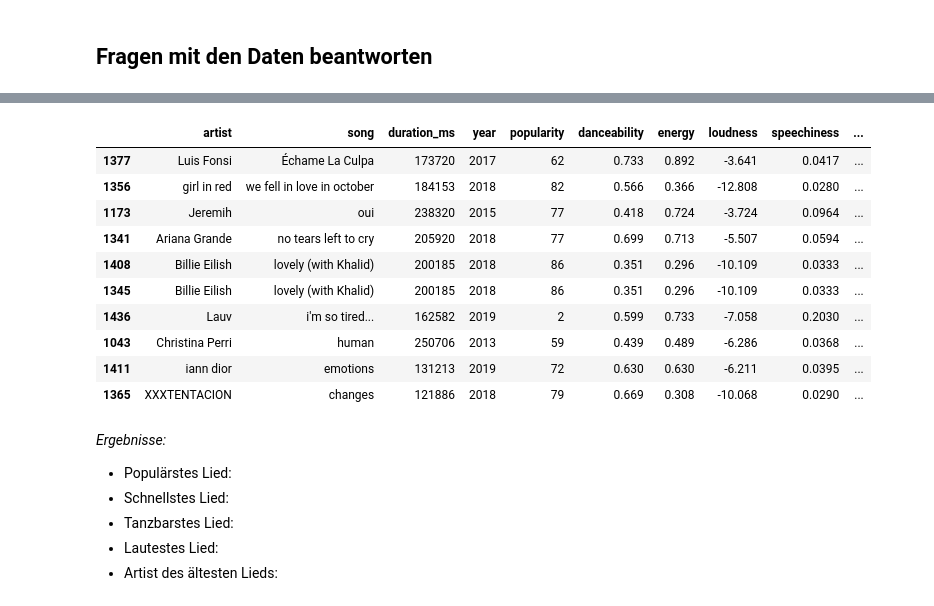
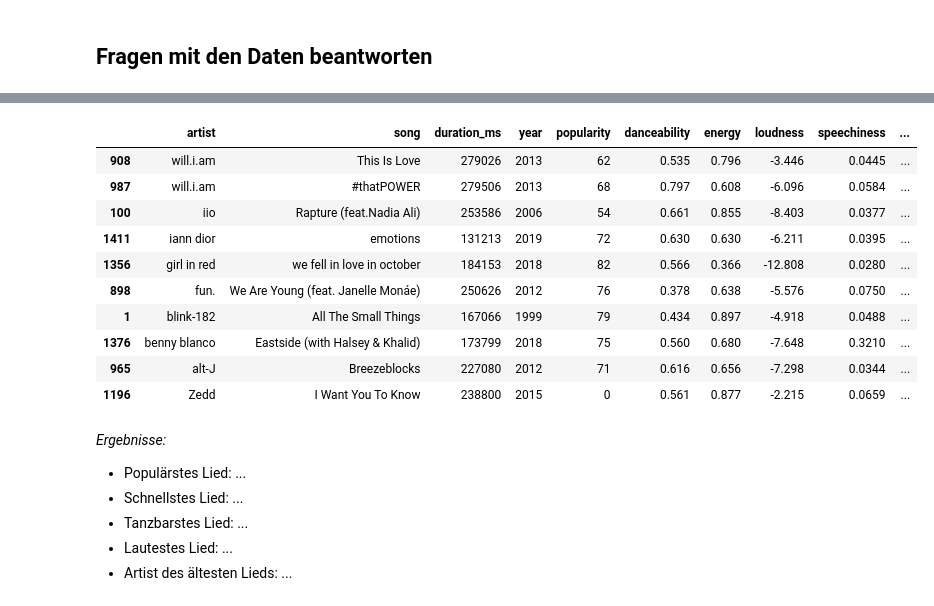
Before and after one commit to lhoeper/KI_ReiheIF9, a Jupyter notebook: 02_Daten mit Python untersuchen.ipynb, the cells around one changed output, grey strips where cells are left out. Cells and saved outputs as stored; diff of their text form; code cells hidden in the pictures.

```diff
--- a/02_Daten mit Python untersuchen.ipynb
+++ b/02_Daten mit Python untersuchen.ipynb
@@ -118,23 +107,23 @@ a) Sortiere die Tabelle nach der popularity und notiere das populärste Lied der
 b) Ermittle anschließend das schnellste Lied, das tanzbarste Lied, das lauteste Lied und den Artist des ältesten Lieds.
 # %%
 # Verändere diese Codezeile passend
-liederdaten.sort_values("song", ascending = False).head(10)
+liederdaten.sort_values("artist", ascending = False).head(10)
 # %% [output]
 |  | artist | song | duration_ms | year | popularity | danceability | energy | loudness | speechiness | ... |
-| 1377 | Luis Fonsi | Échame La Culpa | 173720 | 2017 | 62 | 0.733 | 0.892 | -3.641 | 0.0417 | ... |
+| 908 | will.i.am | This Is Love | 279026 | 2013 | 62 | 0.535 | 0.796 | -3.446 | 0.0445 | ... |
+| 987 | will.i.am | #thatPOWER | 279506 | 2013 | 68 | 0.797 | 0.608 | -6.096 | 0.0584 | ... |
+| 100 | iio | Rapture (feat.Nadia Ali) | 253586 | 2006 | 54 | 0.661 | 0.855 | -8.403 | 0.0377 | ... |
+| 1411 | iann dior | emotions | 131213 | 2019 | 72 | 0.630 | 0.630 | -6.211 | 0.0395 | ... |
 | 1356 | girl in red | we fell in love in october | 184153 | 2018 | 82 | 0.566 | 0.366 | -12.808 | 0.0280 | ... |
-| 1173 | Jeremih | oui | 238320 | 2015 | 77 | 0.418 | 0.724 | -3.724 | 0.0964 | ... |
-| 1341 | Ariana Grande | no tears left to cry | 205920 | 2018 | 77 | 0.699 | 0.713 | -5.507 | 0.0594 | ... |
-| 1408 | Billie Eilish | lovely (with Khalid) | 200185 | 2018 | 86 | 0.351 | 0.296 | -10.109 | 0.0333 | ... |
-| 1345 | Billie Eilish | lovely (with Khalid) | 200185 | 2018 | 86 | 0.351 | 0.296 | -10.109 | 0.0333 | ... |
-| 1436 | Lauv | i'm so tired... | 162582 | 2019 | 2 | 0.599 | 0.733 | -7.058 | 0.2030 | ... |
-| 1043 | Christina Perri | human | 250706 | 2013 | 59 | 0.439 | 0.489 | -6.286 | 0.0368 | ... |
-| 1411 | iann dior | emotions | 131213 | 2019 | 72 | 0.630 | 0.630 | -6.211 | 0.0395 | ... |
-| 1365 | XXXTENTACION | changes | 121886 | 2018 | 79 | 0.669 | 0.308 | -10.068 | 0.0290 | ... |
+| 898 | fun. | We Are Young (feat. Janelle Monáe) | 250626 | 2012 | 76 | 0.378 | 0.638 | -5.576 | 0.0750 | ... |
+| 1 | blink-182 | All The Small Things | 167066 | 1999 | 79 | 0.434 | 0.897 | -4.918 | 0.0488 | ... |
+| 1376 | benny blanco | Eastside (with Halsey & Khalid) | 173799 | 2018 | 75 | 0.560 | 0.680 | -7.648 | 0.3210 | ... |
+| 965 | alt-J | Breezeblocks | 227080 | 2012 | 71 | 0.616 | 0.656 | -7.298 | 0.0344 | ... |
+| 1196 | Zedd | I Want You To Know | 238800 | 2015 | 0 | 0.561 | 0.877 | -2.215 | 0.0659 | ... |
 # %% [markdown]
 *Ergebnisse:*
-- Populärstes Lied:
-- Schnellstes Lied:
-- Tanzbarstes Lied:
-- Lautestes Lied:
-- Artist des ältesten Lieds:
+- Populärstes Lied: ...
+- Schnellstes Lied: ...
+- Tanzbarstes Lied: ...
+- Lautestes Lied: ...
+- Artist des ältesten Lieds: ...
```
Also changed, not shown: parts of 8 cells of this notebook.
